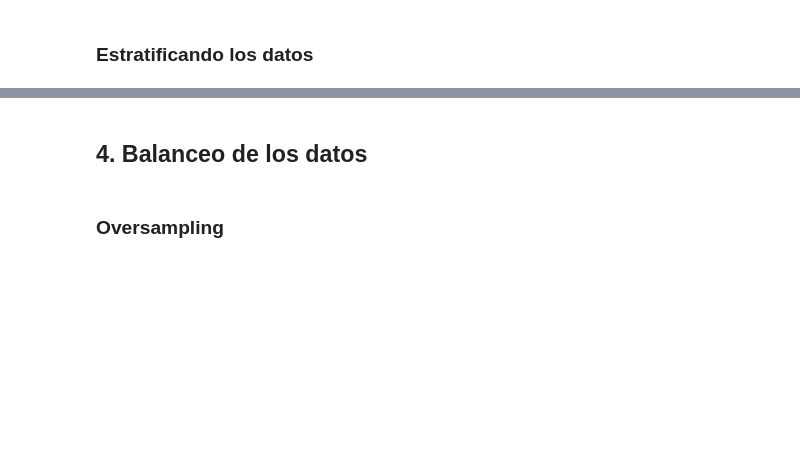
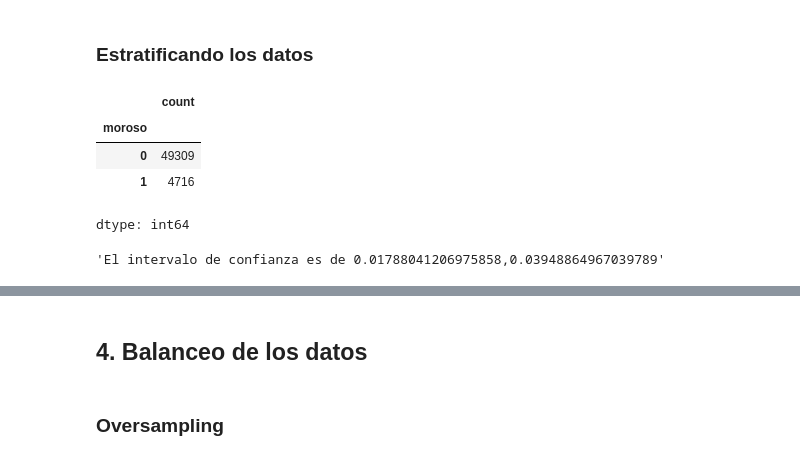
Before and after one commit to DanielRaiicHu/clasificacion_validacion_y_metricas, a Jupyter notebook: Clasificacion_validacion_y_metricas.ipynb, the cells around one changed output, grey strips where cells are left out. Saved outputs shown, nothing was run; the diff lists cells and outputs as text; code cells hidden in the pictures; blank space fills up the shorter version.

```diff
--- a/Clasificacion_validacion_y_metricas.ipynb
+++ b/Clasificacion_validacion_y_metricas.ipynb
@@ -798,2 +1082,11 @@ Generalmente, se utilizan 5 o 10 partes. Un número mayor no suele ser necesario
 # %% [markdown]
 ### Estratificando los datos
+# %%
+# Recuento de valores en la columna 'moroso' para identificar el desbalance de clases
+datos['moroso'].value_counts()
+# %% [output]
+|  | count |
+| moroso |  |
+| 0 | 49309 |
+| 1 | 4716 |
+dtype: int64
@@ -799,0 +1110,5 @@ Generalmente, se utilizan 5 o 10 partes. Un número mayor no suele ser necesario
+# %%
+# Calculamos el intervalo de confianza para los resultados de recall obtenidos
+intervalo_confianza(cv_resultados)
+# %% [output]
+'El intervalo de confianza es de 0.01788041206975858,0.03948864967039789'
```
Also changed, not shown: parts of 44 cells of this notebook.
